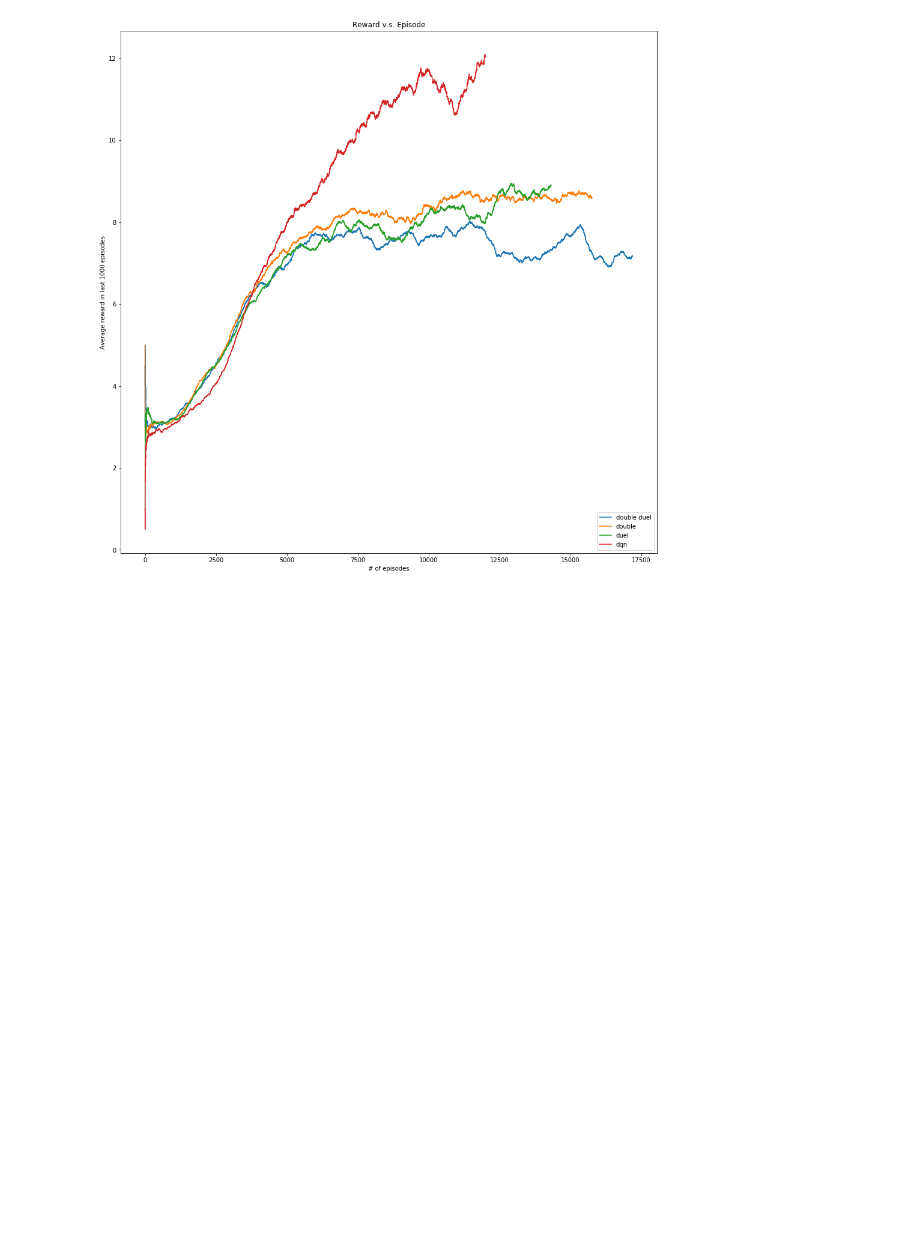
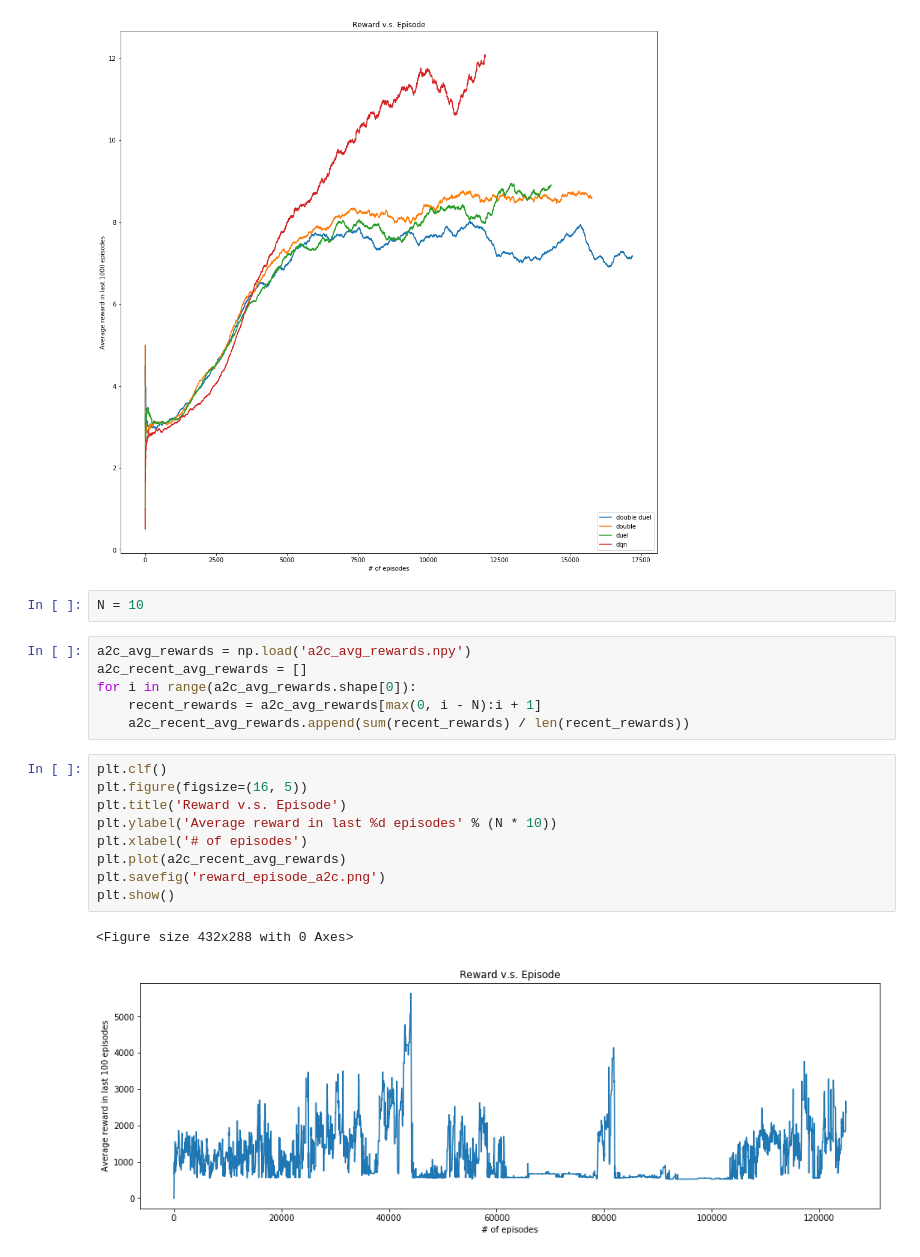
Before and after one commit to JasonYao81000/ADL2019, a Jupyter notebook: hw3/results/plot.ipynb, the cells around one changed output. Drawn from its saved outputs; the diff is of its cells as text; blank space fills up the shorter version.

```diff
--- a/hw3/results/plot.ipynb
+++ b/hw3/results/plot.ipynb
@@ -112,3 +112,23 @@ plt.show()
 # %% [output]
 <Figure size 432x288 with 0 Axes>
 [figure]
+# %%
+N = 10
+# %%
+a2c_avg_rewards = np.load('a2c_avg_rewards.npy')
+a2c_recent_avg_rewards = []
+for i in range(a2c_avg_rewards.shape[0]):
+    recent_rewards = a2c_avg_rewards[max(0, i - N):i + 1]
+    a2c_recent_avg_rewards.append(sum(recent_rewards) / len(recent_rewards))
+# %%
+plt.clf()
+plt.figure(figsize=(16, 5))
+plt.title('Reward v.s. Episode')
+plt.ylabel('Average reward in last %d episodes' % (N * 10))
+plt.xlabel('# of episodes')
+plt.plot(a2c_recent_avg_rewards)
+plt.savefig('reward_episode_a2c.png')
+plt.show()
+# %% [output]
+<Figure size 432x288 with 0 Axes>
+[figure, added]
```
Also changed, not shown: 4 other files.
